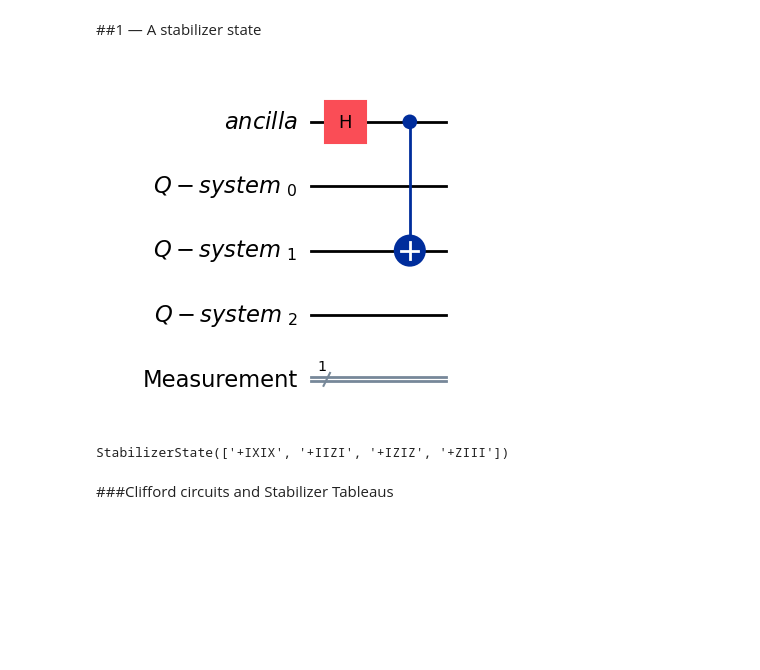
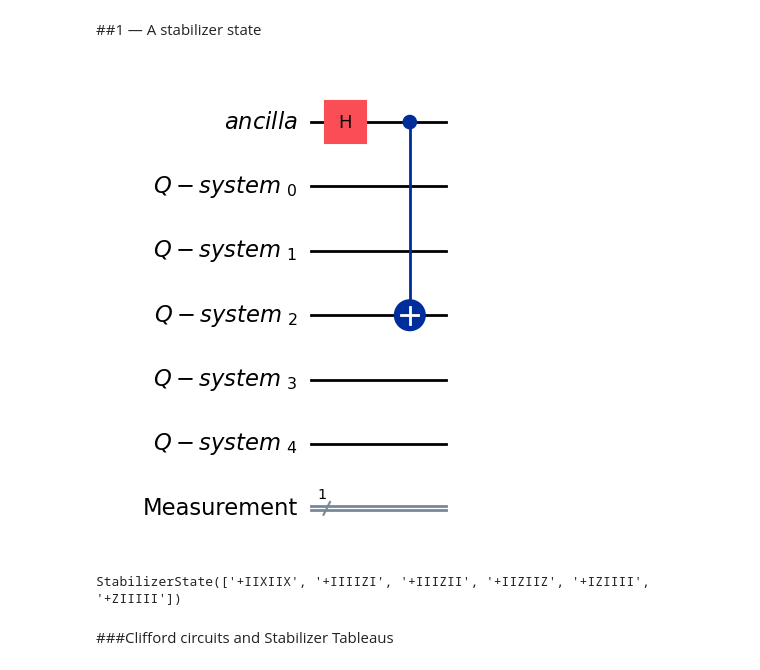
Before and after one commit to AKookani/BrickwallCliffordCircuit, a Jupyter notebook: Meeting_24_6_2026.ipynb, the cells around one changed output. Cells and saved outputs as stored; diff of their text form; code cells hidden in the pictures; blank space fills up the shorter version.

```diff
--- a/Meeting_24_6_2026.ipynb
+++ b/Meeting_24_6_2026.ipynb
@@ -181,25 +181,25 @@ $$\frac{1}{16} |0000000000\rangle- \frac{1}{16} |0000000010\rangle+\frac{1}{16}
 # %%
 from qiskit.quantum_info import StabilizerState
 from qiskit import QuantumRegister, ClassicalRegister
 
-size = 3 # systems_size
+size = 5 # systems_size
 
 Ancilla = QuantumRegister(1, 'ancilla ')
 System = QuantumRegister(size, 'Q-system ')
 Measure = ClassicalRegister(1, "Measurement")
 
-qc_init = QuantumCircuit(Ancilla, System, Measure)
+qc_base = QuantumCircuit(Ancilla, System, Measure)
 
-qc_init.h(Ancilla)
-qc_init.cx(Ancilla, System[1])
-display(qc_init.draw('mpl'))
+qc_base.h(Ancilla)
+qc_base.cx(Ancilla, System[size // 2])
+display(qc_base.draw('mpl'))
 
-state = StabilizerState(qc_init)
+state = StabilizerState(qc_base)
 
 print(state)
 # %% [output]
-[figure, old version]
+[figure, new version]
-StabilizerState(['+IXIX', '+IIZI', '+IZIZ', '+ZIII'])
+StabilizerState(['+IIXIIX', '+IIIIZI', '+IIIZII', '+IIZIIZ', '+IZIIII', '+ZIIIII'])
 # %% [markdown]
 ###Clifford circuits and Stabilizer Tableaus
 # %% [markdown]
```
Also changed, not shown: parts of 6 cells of this notebook.
